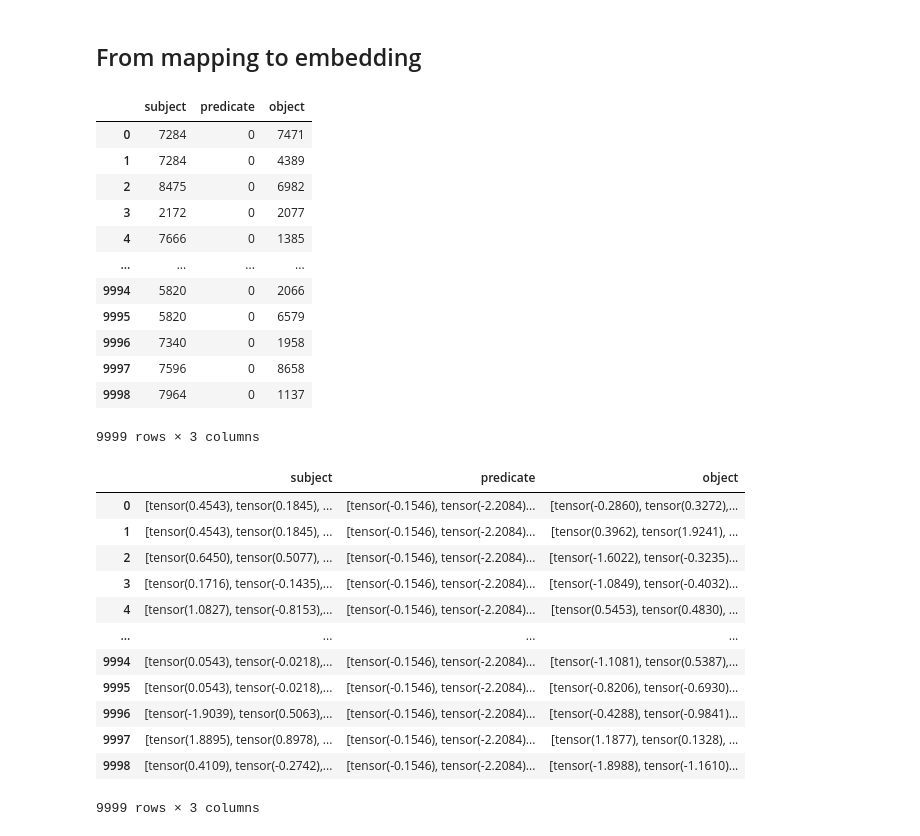
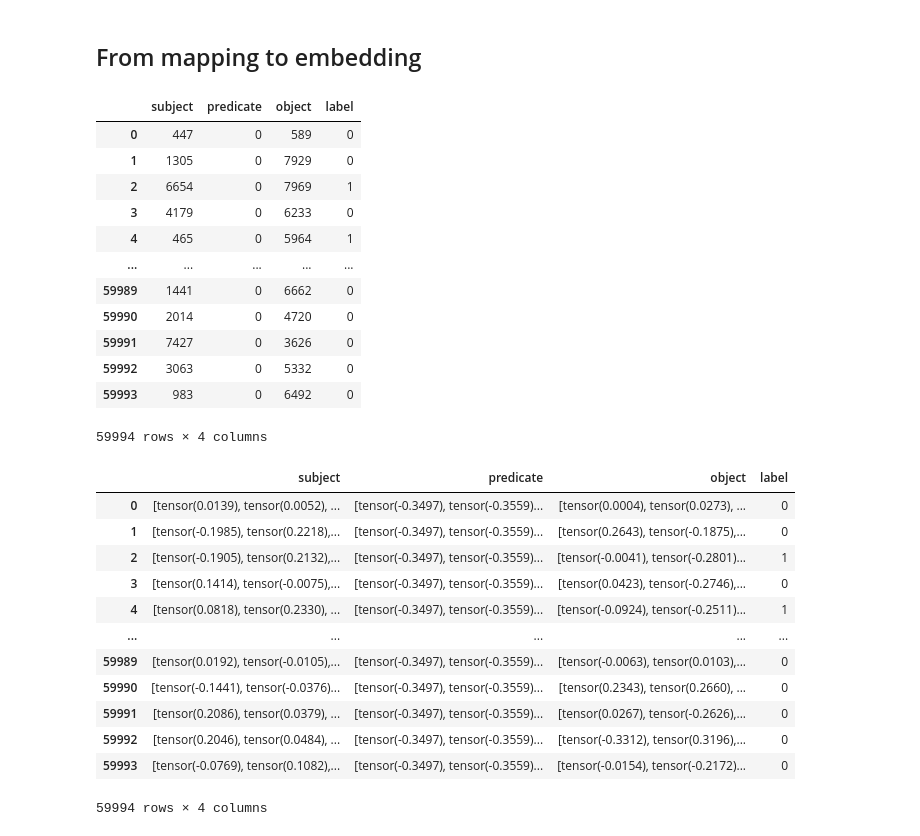
Before and after one commit to ElliotButz/ESL2024, a Jupyter notebook: code/Making_ComplEx_embeddings.ipynb, the cells around one changed output. Saved outputs shown, nothing was run; the diff lists cells and outputs as text; code cells hidden in the pictures.

```diff
--- a/code/Making_ComplEx_embeddings.ipynb
+++ b/code/Making_ComplEx_embeddings.ipynb
@@ -504,6 +539,8 @@ negatives_from_iric = generate_negative_triples(mapped_iric, n_negative_triplets
 # %%
-display(mapped_iric)
-display(negatives_from_iric)
-mapped_iric_with_negatives = pd.concat([mapped_iric, negatives_from_iric])
+labelled_mapped_iric = mapped_iric.copy()
+labelled_mapped_iric['label']=1
+labelled_negatives_from_iric = negatives_from_iric.copy()
+labelled_negatives_from_iric['label']=0
+mapped_iric_with_negatives = pd.concat([labelled_mapped_iric, labelled_negatives_from_iric])
 display(mapped_iric_with_negatives)
 # %% [output]
@@ -549,3 +560,3 @@ display(mapped_iric_with_negatives)
 # %%
-shuffled_mapped_iric_with_negatives = mapped_iric_with_negatives.sample(frac=1)
+shuffled_mapped_iric_with_negatives = mapped_iric_with_negatives.sample(frac=1).reset_index(drop=True)
 display(shuffled_mapped_iric_with_negatives)
@@ -552,41 +577,38 @@ display(shuffled_mapped_iric_with_negatives)
 # %% [markdown]
 ## From mapping to embedding
 # %%
-display(mapped_iric)
+display(shuffled_mapped_iric_with_negatives)
 
-embedded_iric = mapped_iric.copy()
-embedded_iric['object'] = embedded_iric['object'].apply(lambda x: entities_mapping_to_embedding[x])
-embedded_iric['subject'] = embedded_iric['subject'].apply(lambda x: entities_mapping_to_embedding[x])
-embedded_iric['predicate'] = embedded_iric['predicate'].apply(lambda x: relation_mapping_to_embedding[x])
+tensorized_triples = shuffled_mapped_iric_with_negatives.copy()
+tensorized_triples['object'] = tensorized_triples['object'].apply(lambda x: entities_mapping_to_embedding[x])
+tensorized_triples['subject'] = tensorized_triples['subject'].apply(lambda x: entities_mapping_to_embedding[x])
+tensorized_triples['predicate'] = tensorized_triples['predicate'].apply(lambda x: relation_mapping_to_embedding[x])
 
-display(embedded_iric)
-
-print(embedded_iric['subject'][0])
-print(embedded_iric['predicate'][0])
+display(tensorized_triples)
 # %% [output]
-|  | subject | predicate | object |
-| 0 | 7284 | 0 | 7471 |
-| 1 | 7284 | 0 | 4389 |
-| 2 | 8475 | 0 | 6982 |
-| 3 | 2172 | 0 | 2077 |
-| 4 | 7666 | 0 | 1385 |
-| ... | ... | ... | ... |
-| 9994 | 5820 | 0 | 2066 |
-| 9995 | 5820 | 0 | 6579 |
-| 9996 | 7340 | 0 | 1958 |
-| 9997 | 7596 | 0 | 8658 |
-| 9998 | 7964 | 0 | 1137 |
+|  | subject | predicate | object | label |
+| 0 | 447 | 0 | 589 | 0 |
+| 1 | 1305 | 0 | 7929 | 0 |
+| 2 | 6654 | 0 | 7969 | 1 |
+| 3 | 4179 | 0 | 6233 | 0 |
+| 4 | 465 | 0 | 5964 | 1 |
+| ... | ... | ... | ... | ... |
+| 59989 | 1441 | 0 | 6662 | 0 |
+| 59990 | 2014 | 0 | 4720 | 0 |
+| 59991 | 7427 | 0 | 3626 | 0 |
+| 59992 | 3063 | 0 | 5332 | 0 |
+| 59993 | 983 | 0 | 6492 | 0 |
-9999 rows × 3 columns
+59994 rows × 4 columns
-|  | subject | predicate | object |
-| 0 | [tensor(0.4543), tensor(0.1845), ... | [tensor(-0.1546), tensor(-2.2084)... | [tensor(-0.2860), tensor(0.3272),... |
-| 1 | [tensor(0.4543), tensor(0.1845), ... | [tensor(-0.1546), tensor(-2.2084)... | [tensor(0.3962), tensor(1.9241), ... |
-| 2 | [tensor(0.6450), tensor(0.5077), ... | [tensor(-0.1546), tensor(-2.2084)... | [tensor(-1.6022), tensor(-0.3235)... |
-| 3 | [tensor(0.1716), tensor(-0.1435),... | [tensor(-0.1546), tensor(-2.2084)... | [tensor(-1.0849), tensor(-0.4032)... |
-| 4 | [tensor(1.0827), tensor(-0.8153),... | [tensor(-0.1546), tensor(-2.2084)... | [tensor(0.5453), tensor(0.4830), ... |
-| ... | ... | ... | ... |
-| 9994 | [tensor(0.0543), tensor(-0.0218),... | [tensor(-0.1546), tensor(-2.2084)... | [tensor(-1.1081), tensor(0.5387),... |
-| 9995 | [tensor(0.0543), tensor(-0.0218),... | [tensor(-0.1546), tensor(-2.2084)... | [tensor(-0.8206), tensor(-0.6930)... |
-| 9996 | [tensor(-1.9039), tensor(0.5063),... | [tensor(-0.1546), tensor(-2.2084)... | [tensor(-0.4288), tensor(-0.9841)... |
-| 9997 | [tensor(1.8895), tensor(0.8978), ... | [tensor(-0.1546), tensor(-2.2084)... | [tensor(1.1877), tensor(0.1328), ... |
-| 9998 | [tensor(0.4109), tensor(-0.2742),... | [tensor(-0.1546), tensor(-2.2084)... | [tensor(-1.8988), tensor(-1.1610)... |
+|  | subject | predicate | object | label |
+| 0 | [tensor(0.0139), tensor(0.0052), ... | [tensor(-0.3497), tensor(-0.3559)... | [tensor(0.0004), tensor(0.0273), ... | 0 |
+| 1 | [tensor(-0.1985), tensor(0.2218),... | [tensor(-0.3497), tensor(-0.3559)... | [tensor(0.2643), tensor(-0.1875),... | 0 |
+| 2 | [tensor(-0.1905), tensor(0.2132),... | [tensor(-0.3497), tensor(-0.3559)... | [tensor(-0.0041), tensor(-0.2801)... | 1 |
+| 3 | [tensor(0.1414), tensor(-0.0075),... | [tensor(-0.3497), tensor(-0.3559)... | [tensor(0.0423), tensor(-0.2746),... | 0 |
+| 4 | [tensor(0.0818), tensor(0.2330), ... | [tensor(-0.3497), tensor(-0.3559)... | [tensor(-0.0924), tensor(-0.2511)... | 1 |
+| ... | ... | ... | ... | ... |
+| 59989 | [tensor(0.0192), tensor(-0.0105),... | [tensor(-0.3497), tensor(-0.3559)... | [tensor(-0.0063), tensor(0.0103),... | 0 |
+| 59990 | [tensor(-0.1441), tensor(-0.0376)... | [tensor(-0.3497), tensor(-0.3559)... | [tensor(0.2343), tensor(0.2660), ... | 0 |
+| 59991 | [tensor(0.2086), tensor(0.0379), ... | [tensor(-0.3497), tensor(-0.3559)... | [tensor(0.0267), tensor(-0.2626),... | 0 |
+| 59992 | [tensor(0.2046), tensor(0.0484), ... | [tensor(-0.3497), tensor(-0.3559)... | [tensor(-0.3312), tensor(0.3196),... | 0 |
+| 59993 | [tensor(-0.0769), tensor(0.1082),... | [tensor(-0.3497), tensor(-0.3559)... | [tensor(-0.0154), tensor(-0.2172)... | 0 |
-9999 rows × 3 columns
+59994 rows × 4 columns
```
Also changed, not shown: parts of 12 cells of this notebook.
